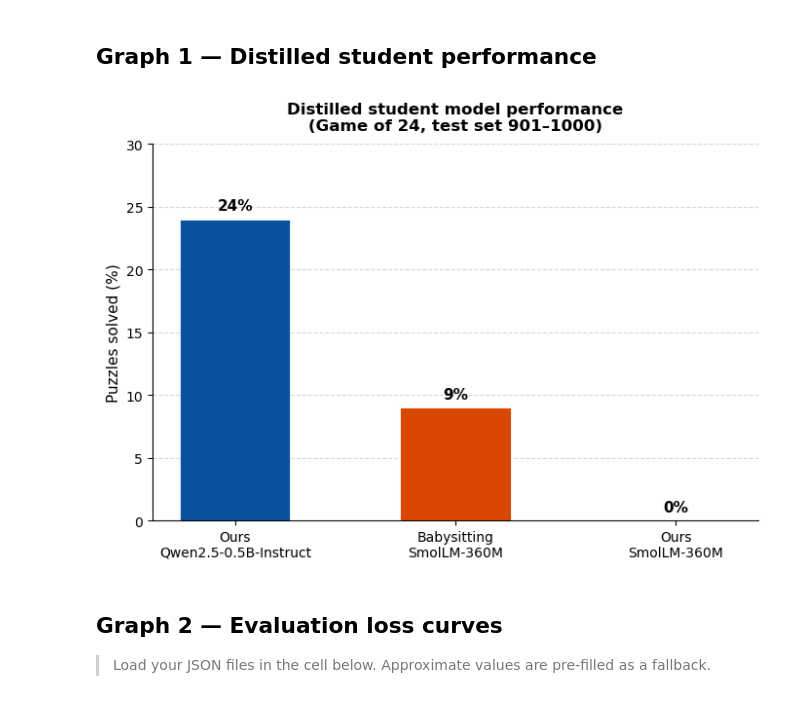
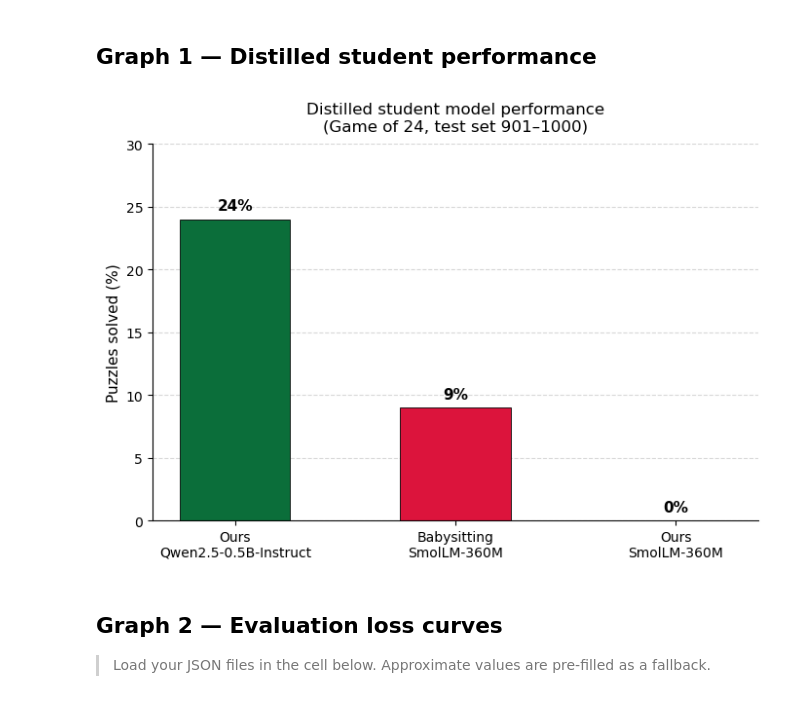
Before and after one commit to TheLubricator/tot_preliminary_1, a Jupyter notebook: report_raw/chart/charts_fixed.ipynb, the cells around one changed output. Saved outputs shown, nothing was run; the diff lists cells and outputs as text; code cells hidden in the pictures.

```diff
--- a/report_raw/chart/charts_fixed.ipynb
+++ b/report_raw/chart/charts_fixed.ipynb
@@ -39,30 +43,30 @@ blue_dark="#08519C"
 # %%
 fig, ax = plt.subplots(figsize=(7, 5))
 
 categories = ["Ours\nQwen2.5-0.5B-Instruct", "Babysitting\nSmolLM-360M", "Ours\nSmolLM-360M"]
 values     = [24, 9, 0]
-colors     = [blue_dark, orange_dark, C_GREY_BAR]  # grey for 0%, not red
+colors     = [C_GREEN_FOREST, C_RED_CRIMSON, C_GREY_BAR]  # grey for 0%, not red
 
-bars = ax.bar(categories, values, color=colors, edgecolor='white', linewidth=0.6, width=0.5)
+bars = ax.bar(categories, values, color=colors, edgecolor='black', linewidth=0.6, width=0.5)
 
 for bar in bars:
     h = bar.get_height()
     ax.text(bar.get_x() + bar.get_width() / 2, h + 0.5, f'{h}%',
             ha='center', va='bottom', fontsize=11, fontweight='bold')
 
 ax.set_ylim(0, 30)
 ax.set_ylabel('Puzzles solved (%)', fontsize=11)
 ax.set_title('Distilled student model performance\n(Game of 24, test set 901–1000)',
-             fontsize=12, fontweight='bold', pad=10)
+             fontsize=12, fontweight='regular', pad=10)
 ax.yaxis.grid(True, linestyle='--', alpha=0.5)
 ax.set_axisbelow(True)
 
 plt.tight_layout()
 plt.savefig('g1_fixed.pdf', dpi=300, bbox_inches='tight')
 plt.savefig('g1_fixed.png', dpi=300, bbox_inches='tight')
 plt.show()
 # %% [output]
-[figure, old version]
+[figure, new version]
 # %% [markdown]
 ## Graph 2 — Evaluation loss curves
 > Load your JSON files in the cell below. Approximate values are pre-filled as a fallback.
```
Also changed, not shown: parts of 7 cells of this notebook, 20 other files.
